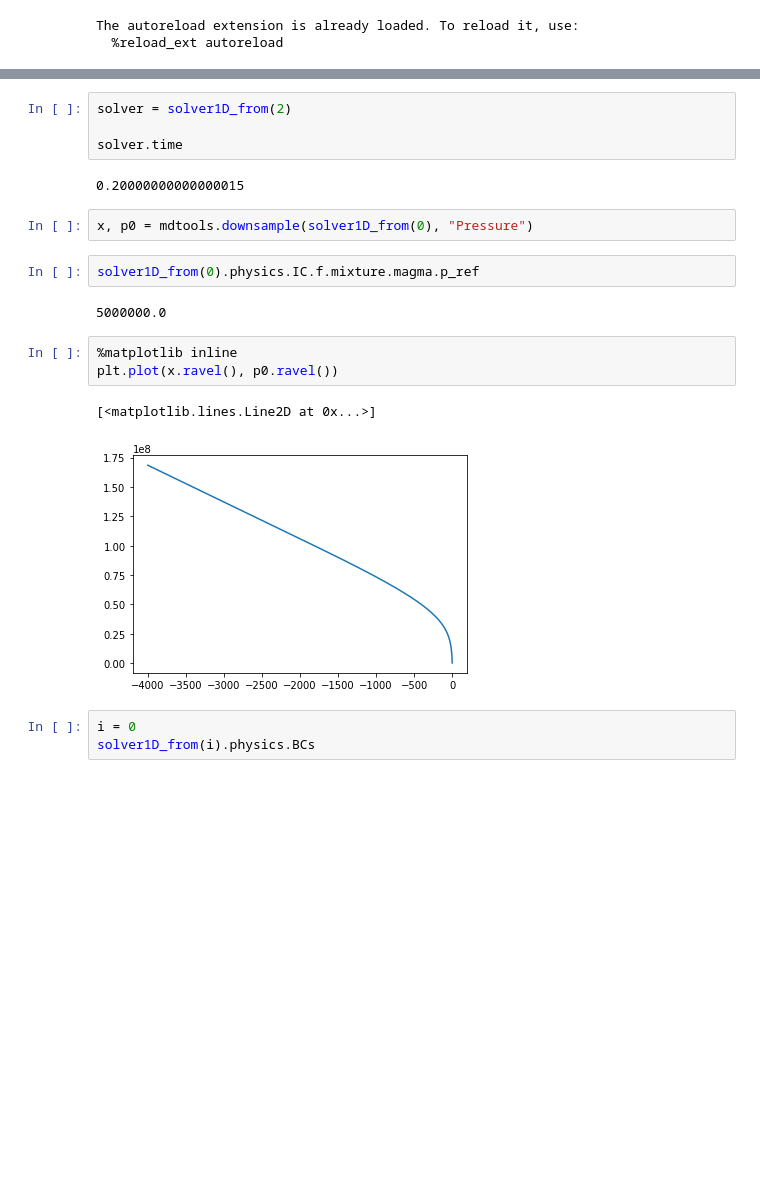
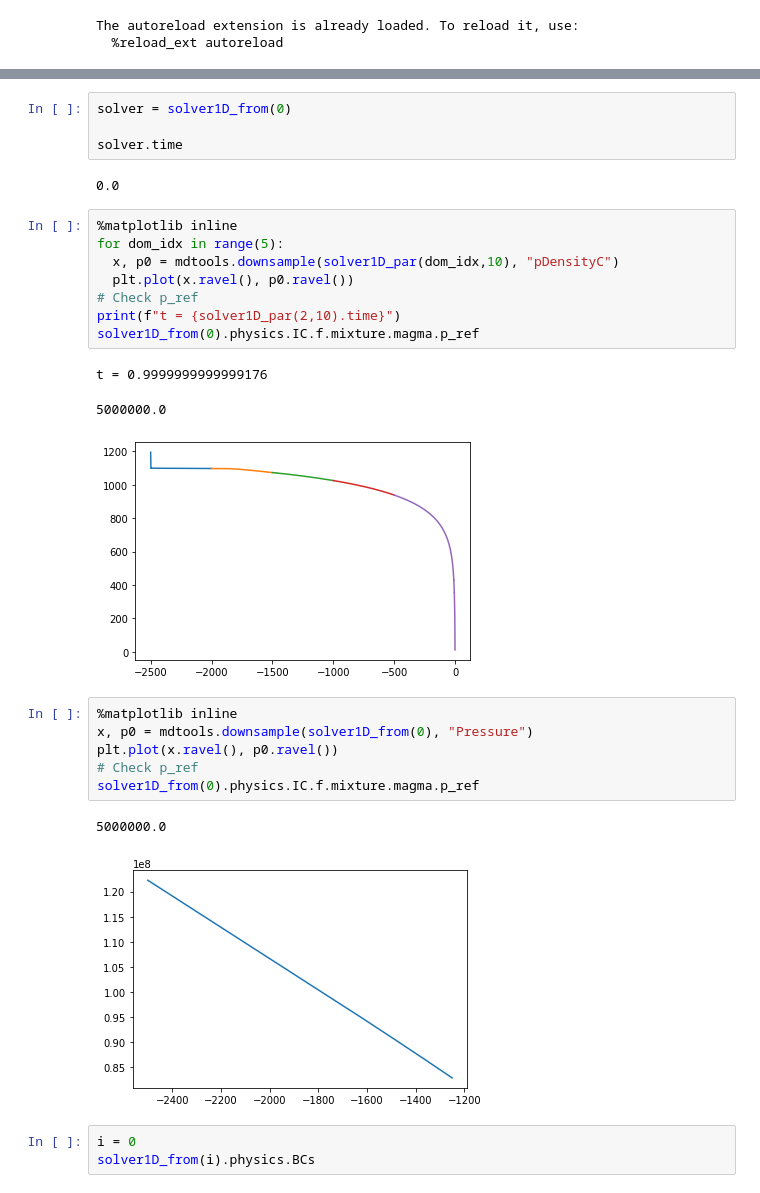
Before and after one commit to fredriclam/quail_volcano, a Jupyter notebook: scenarios/test_oscillations/inspector_oscillations.ipynb, the cells around one changed output, grey strips where cells are left out. Drawn from its saved outputs; the diff is of its cells as text; blank space fills up the shorter version.

```diff
--- a/scenarios/test_oscillations/inspector_oscillations.ipynb
+++ b/scenarios/test_oscillations/inspector_oscillations.ipynb
@@ -121,23 +132,32 @@ solver1D_from = lambda i: readwritedatafiles.read_data_file(
 # 0, 16, 32, 48, 64, 80
 # solver = solver1D_from(20)
 # %%
-solver = solver1D_from(2)
+solver = solver1D_from(0)
 
 solver.time
 # %% [output]
-0.20000000000000015
+0.0
-# %%
-x, p0 = mdtools.downsample(solver1D_from(0), "Pressure")
-# %%
-solver1D_from(0).physics.IC.f.mixture.magma.p_ref
-# %% [output]
-5000000.0
+# %%
+%matplotlib inline
+for dom_idx in range(5):
+  x, p0 = mdtools.downsample(solver1D_par(dom_idx,10), "pDensityC")
+  plt.plot(x.ravel(), p0.ravel())
+# Check p_ref
+print(f"t = {solver1D_par(2,10).time}")
+solver1D_from(0).physics.IC.f.mixture.magma.p_ref
+# %% [output]
+t = 0.9999999999999176
+5000000.0
+[figure, added]
 # %%
 %matplotlib inline
+x, p0 = mdtools.downsample(solver1D_from(0), "Pressure")
 plt.plot(x.ravel(), p0.ravel())
+# Check p_ref
+solver1D_from(0).physics.IC.f.mixture.magma.p_ref
 # %% [output]
-[<matplotlib.lines.Line2D at 0x...>]
+5000000.0
-[figure, old version]
+[figure, new version]
 # %%
 i = 0
 solver1D_from(i).physics.BCs
```
Also changed, not shown: parts of 9 cells of this notebook, 8 other files.
